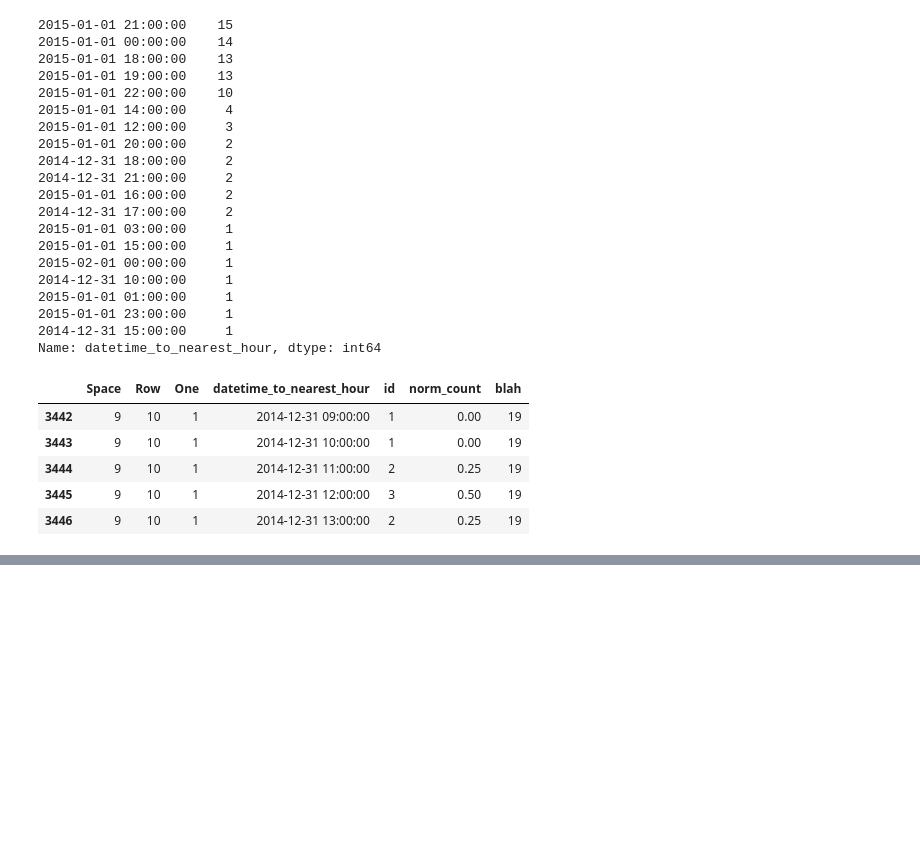
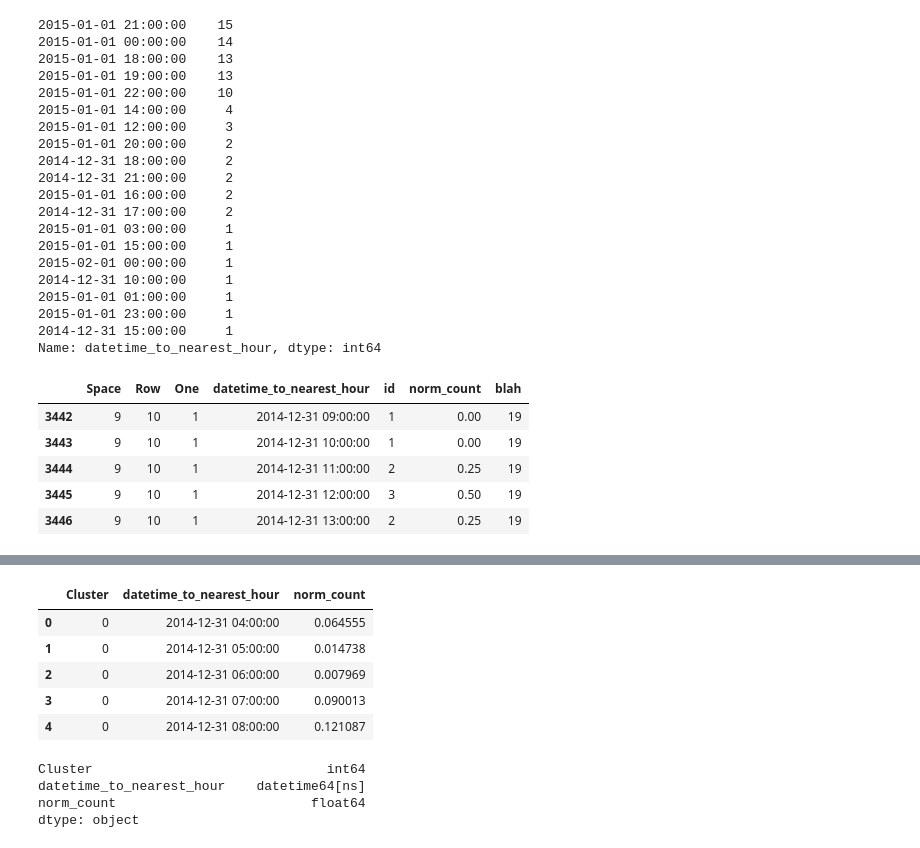
Before and after one commit to tpgmartin/london_new_years_tweets, a Jupyter notebook: Normalise Tweets by Spacial Grid and Time Interval.ipynb, the cells around one changed output, grey strips where cells are left out. Drawn from its saved outputs; the diff is of its cells as text; code cells hidden in the pictures; blank space fills up the shorter version.

```diff
--- a/Normalise Tweets by Spacial Grid and Time Interval.ipynb
+++ b/Normalise Tweets by Spacial Grid and Time Interval.ipynb
@@ -277,0 +328,16 @@ tweets_by_spatial_grid.head()
+# %%
+average_by_cluster.head()
+# %% [output]
+|  | Cluster | datetime_to_nearest_hour | norm_count |
+| 0 | 0 | 2014-12-31 04:00:00 | 0.064555 |
+| 1 | 0 | 2014-12-31 05:00:00 | 0.014738 |
+| 2 | 0 | 2014-12-31 06:00:00 | 0.007969 |
+| 3 | 0 | 2014-12-31 07:00:00 | 0.090013 |
+| 4 | 0 | 2014-12-31 08:00:00 | 0.121087 |
+# %%
+average_by_cluster.dtypes
+# %% [output]
+Cluster                              int64
+datetime_to_nearest_hour    datetime64[ns]
+norm_count                         float64
+dtype: object
```
Also changed, not shown: parts of 9 cells of this notebook, 20 other files.
